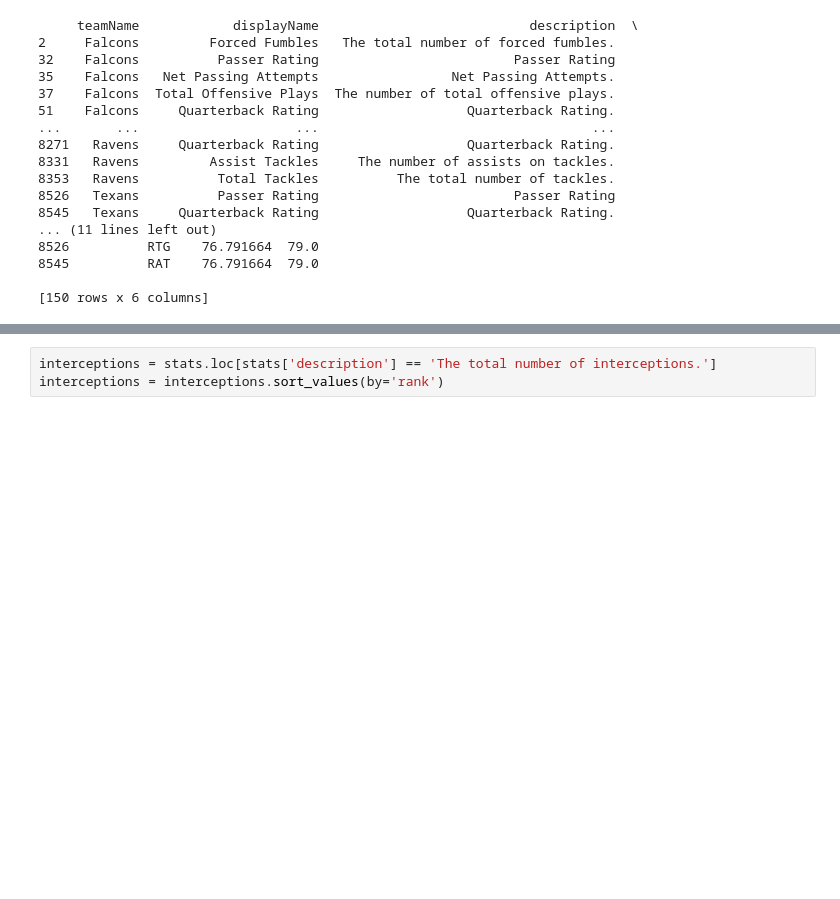
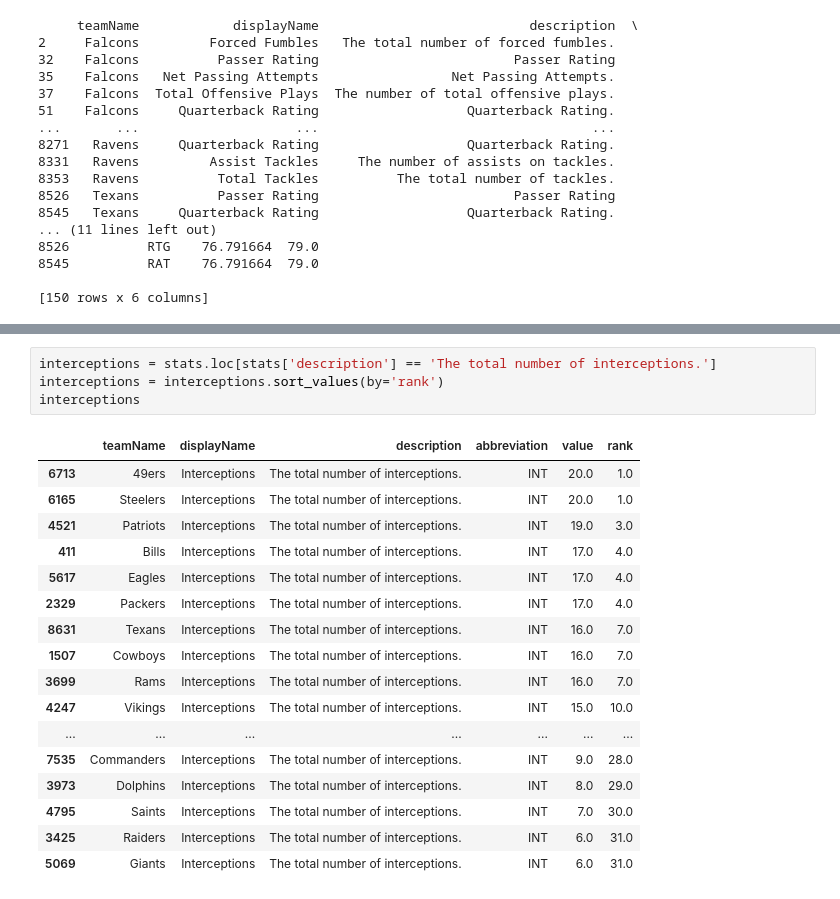
Before and after one commit to ColeDM-2020/INST414-Project, a Jupyter notebook: dbs_ranking.ipynb, the cells around one changed output, grey strips where cells are left out. Cells and saved outputs as stored; diff of their text form; blank space fills up the shorter version.

```diff
--- a/dbs_ranking.ipynb
+++ b/dbs_ranking.ipynb
@@ -90,6 +128,25 @@ solotackles = solotackles.sort_values(by='rank')
 # %%
 interceptions = stats.loc[stats['description'] == 'The total number of interceptions.']
 interceptions = interceptions.sort_values(by='rank')
+interceptions
+# %% [output]
+|  | teamName | displayName | description | abbreviation | value | rank |
+| 6713 | 49ers | Interceptions | The total number of interceptions. | INT | 20.0 | 1.0 |
+| 6165 | Steelers | Interceptions | The total number of interceptions. | INT | 20.0 | 1.0 |
+| 4521 | Patriots | Interceptions | The total number of interceptions. | INT | 19.0 | 3.0 |
+| 411 | Bills | Interceptions | The total number of interceptions. | INT | 17.0 | 4.0 |
+| 5617 | Eagles | Interceptions | The total number of interceptions. | INT | 17.0 | 4.0 |
+| 2329 | Packers | Interceptions | The total number of interceptions. | INT | 17.0 | 4.0 |
+| 8631 | Texans | Interceptions | The total number of interceptions. | INT | 16.0 | 7.0 |
+| 1507 | Cowboys | Interceptions | The total number of interceptions. | INT | 16.0 | 7.0 |
+| 3699 | Rams | Interceptions | The total number of interceptions. | INT | 16.0 | 7.0 |
+| 4247 | Vikings | Interceptions | The total number of interceptions. | INT | 15.0 | 10.0 |
+| ... | ... | ... | ... | ... | ... | ... |
+| 7535 | Commanders | Interceptions | The total number of interceptions. | INT | 9.0 | 28.0 |
+| 3973 | Dolphins | Interceptions | The total number of interceptions. | INT | 8.0 | 29.0 |
+| 4795 | Saints | Interceptions | The total number of interceptions. | INT | 7.0 | 30.0 |
+| 3425 | Raiders | Interceptions | The total number of interceptions. | INT | 6.0 | 31.0 |
+| 5069 | Giants | Interceptions | The total number of interceptions. | INT | 6.0 | 31.0 |
 # %%
 iy = stats.loc[stats['displayName'] == 'Interception Yards']
 iy = iy.sort_values(by='rank')
```
Also changed, not shown: parts of 4 cells of this notebook, 3 other files.
